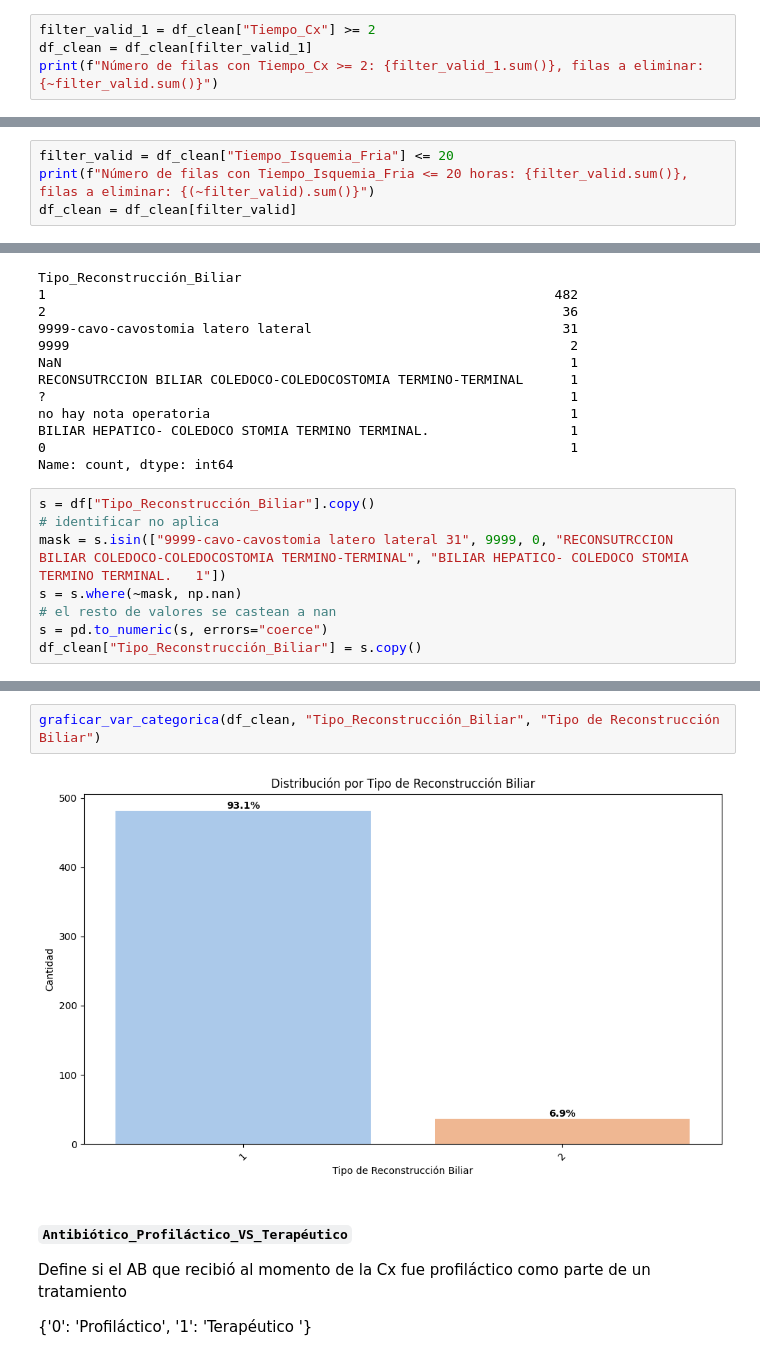
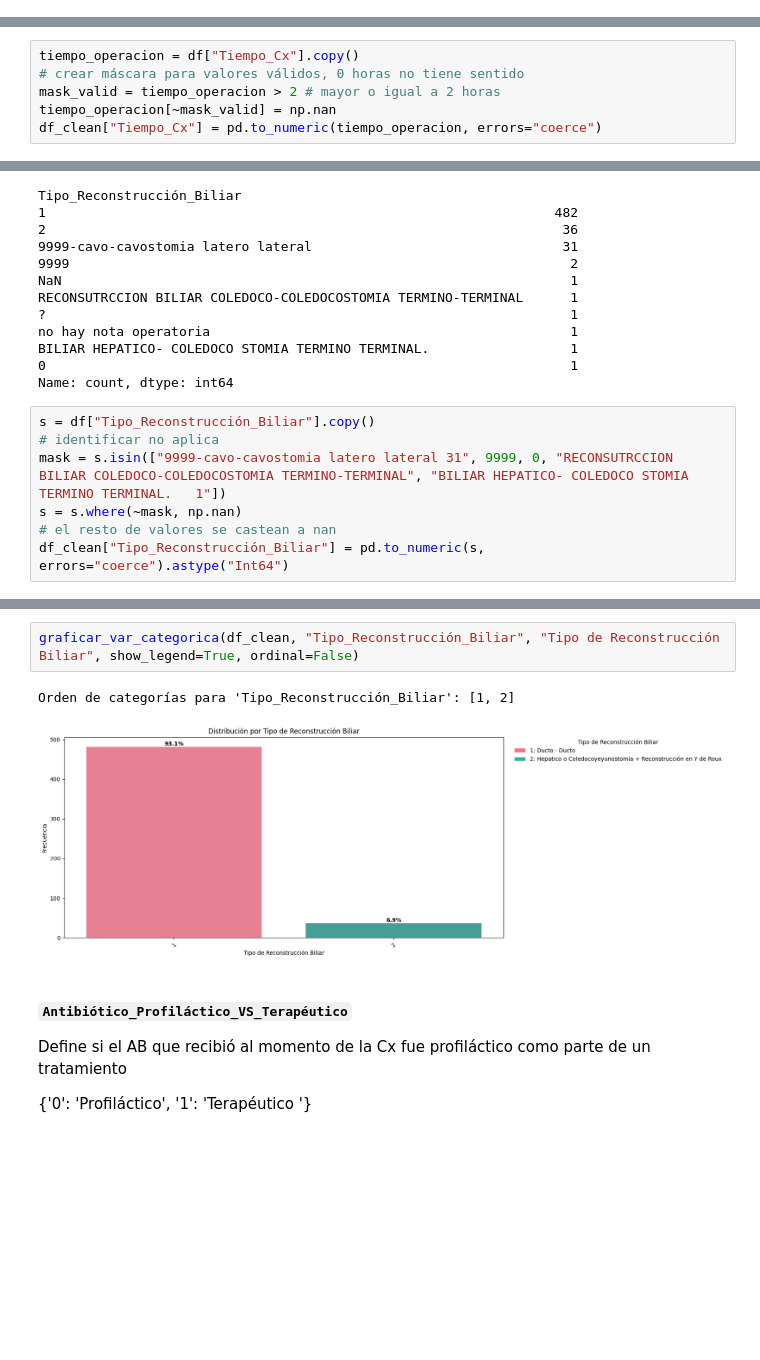
Before and after one commit to maperezp/Proyecto-CDA, a Jupyter notebook: src/proyecto_E1.ipynb, the cells around one changed output, grey strips where cells are left out. Cells and saved outputs as stored; diff of their text form; blank space fills up the shorter version.

```diff
--- a/src/proyecto_E1.ipynb
+++ b/src/proyecto_E1.ipynb
@@ -617,7 +988,3 @@ Tiempo_Cx
 21.58     1
 22.82     1
 Name: count, Length: 183, dtype: int64
-# %%
-filter_valid_1 = df_clean["Tiempo_Cx"] >= 2
-df_clean = df_clean[filter_valid_1]
-print(f"Número de filas con Tiempo_Cx >= 2: {filter_valid_1.sum()}, filas a eliminar: {~filter_valid.sum()}")
@@ -626,3 +991,9 @@ Número de filas con Tiempo_Cx >= 2: 373, filas a eliminar: -374
+# %%
+tiempo_operacion = df["Tiempo_Cx"].copy()
+# crear máscara para valores válidos, 0 horas no tiene sentido
+mask_valid = tiempo_operacion > 2 # mayor o igual a 2 horas
+tiempo_operacion[~mask_valid] = np.nan
+df_clean["Tiempo_Cx"] = pd.to_numeric(tiempo_operacion, errors="coerce")
 # %%
 df_clean["Tiempo_Cx"].describe()
 # %% [output]
@@ -709,4 +1079,0 @@ graficar_var_numerica(df_clean, "Tiempo_Isquemia_Fria", "Tiempo de isquemia frí
-# %%
-filter_valid = df_clean["Tiempo_Isquemia_Fria"] <= 20
-print(f"Número de filas con Tiempo_Isquemia_Fria <= 20 horas: {filter_valid.sum()}, filas a eliminar: {(~filter_valid).sum()}")
-df_clean = df_clean[filter_valid]
@@ -877,8 +1242,7 @@ s = df["Tipo_Reconstrucción_Biliar"].copy()
 mask = s.isin(["9999-cavo-cavostomia latero lateral	31", 9999, 0, "RECONSUTRCCION BILIAR COLEDOCO-COLEDOCOSTOMIA TERMINO-TERMINAL", "BILIAR HEPATICO- COLEDOCO STOMIA TERMINO TERMINAL.	1"])
 s = s.where(~mask, np.nan)
 # el resto de valores se castean a nan
-s = pd.to_numeric(s, errors="coerce")
-df_clean["Tipo_Reconstrucción_Biliar"] = s.copy()
+df_clean["Tipo_Reconstrucción_Biliar"] = pd.to_numeric(s, errors="coerce").astype("Int64")
 # %%
 df_clean["Tipo_Reconstrucción_Biliar"].value_counts(dropna=False)
 # %% [output]
@@ -890,7 +1254,8 @@ Name: count, dtype: int64
 # %%
-graficar_var_categorica(df_clean, "Tipo_Reconstrucción_Biliar", "Tipo de Reconstrucción Biliar")
+graficar_var_categorica(df_clean, "Tipo_Reconstrucción_Biliar", "Tipo de Reconstrucción Biliar", show_legend=True, ordinal=False)
 # %% [output]
+Orden de categorías para 'Tipo_Reconstrucción_Biliar': [1, 2]
-[figure, old version]
+[figure, new version]
 # %% [markdown]
 #### ``Antibiótico_Profiláctico_VS_Terapéutico``
 
```
Also changed, not shown: parts of 107 cells of this notebook.
